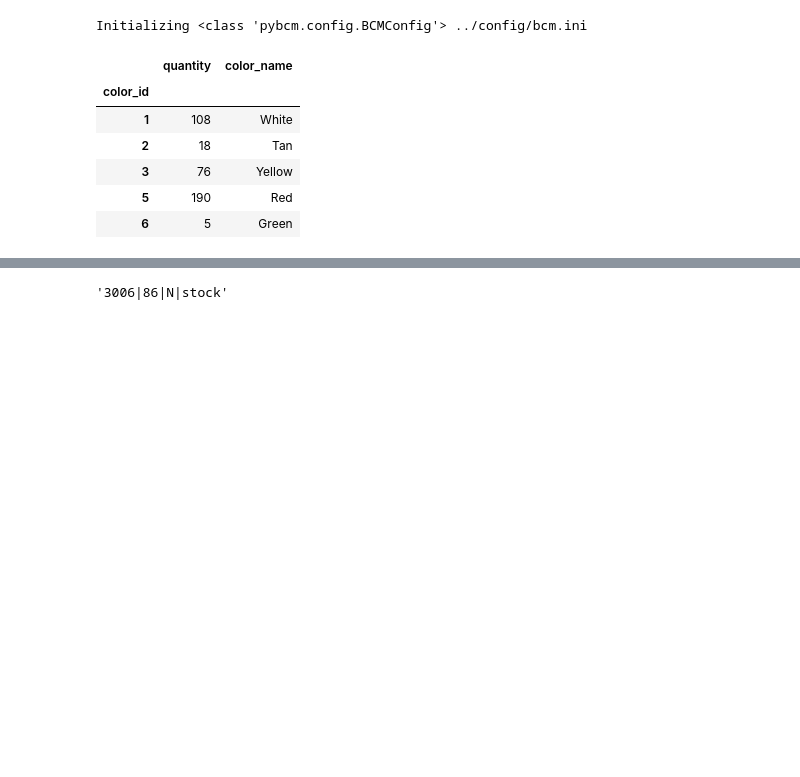
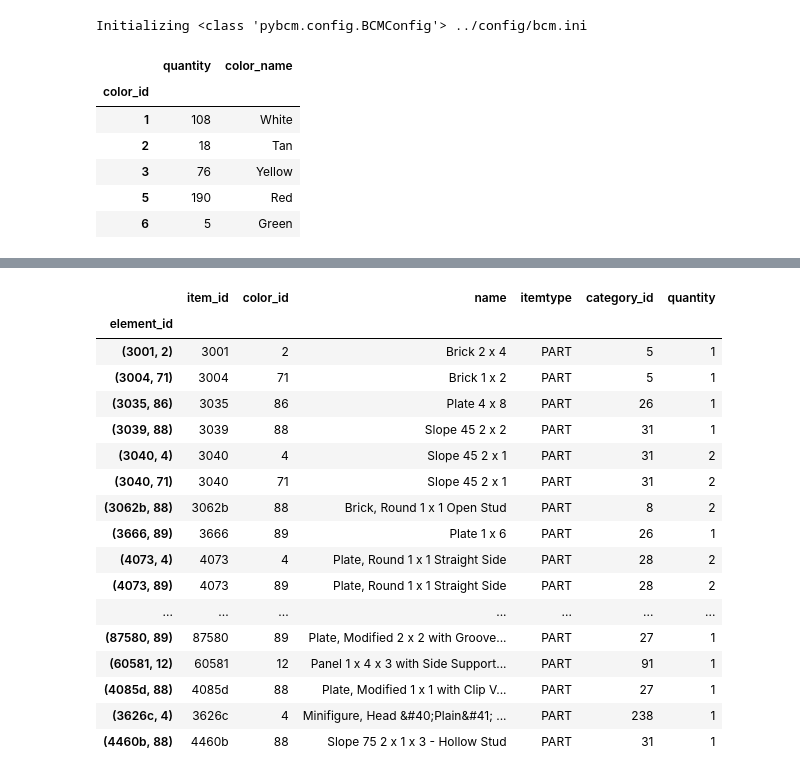
Before and after one commit to Geekly/pybcm, a Jupyter notebook: notebooks/tryPybcm.ipynb, the cells around one changed output, grey strips where cells are left out. Cells and saved outputs as stored; diff of their text form; code cells hidden in the pictures; blank space fills up the shorter version.

```diff
--- a/notebooks/tryPybcm.ipynb
+++ b/notebooks/tryPybcm.ipynb
@@ -241,4 +153,0 @@ new_stock.sort_values('total_part_cost', ascending=False).head()
-# %%
-'|'.join(['3006', '86', 'N', 'stock'])
-# %% [output]
-'3006|86|N|stock'
@@ -244,0 +183,22 @@ new_stock.sort_values('total_part_cost', ascending=False).head()
+# %%
+inv = bd.get_set_inventory(set_list[0])
+inv
+# %% [output]
+|  | item_id | color_id | name | itemtype | category_id | quantity |
+| element_id |  |  |  |  |  |  |
+| (3001, 2) | 3001 | 2 | Brick 2 x 4 | PART | 5 | 1 |
+| (3004, 71) | 3004 | 71 | Brick 1 x 2 | PART | 5 | 1 |
+| (3035, 86) | 3035 | 86 | Plate 4 x 8 | PART | 26 | 1 |
+| (3039, 88) | 3039 | 88 | Slope 45 2 x 2 | PART | 31 | 1 |
+| (3040, 4) | 3040 | 4 | Slope 45 2 x 1 | PART | 31 | 2 |
+| (3040, 71) | 3040 | 71 | Slope 45 2 x 1 | PART | 31 | 2 |
+| (3062b, 88) | 3062b | 88 | Brick, Round 1 x 1 Open Stud | PART | 8 | 2 |
+| (3666, 89) | 3666 | 89 | Plate 1 x 6 | PART | 26 | 1 |
+| (4073, 4) | 4073 | 4 | Plate, Round 1 x 1 Straight Side | PART | 28 | 2 |
+| (4073, 89) | 4073 | 89 | Plate, Round 1 x 1 Straight Side | PART | 28 | 2 |
+| ... | ... | ... | ... | ... | ... | ... |
+| (87580, 89) | 87580 | 89 | Plate, Modified 2 x 2 with Groove... | PART | 27 | 1 |
+| (60581, 12) | 60581 | 12 | Panel 1 x 4 x 3 with Side Support... | PART | 91 | 1 |
+| (4085d, 88) | 4085d | 88 | Plate, Modified 1 x 1 with Clip V... | PART | 27 | 1 |
+| (3626c, 4) | 3626c | 4 | Minifigure, Head &#40;Plain&#41; ... | PART | 238 | 1 |
+| (4460b, 88) | 4460b | 88 | Slope 75 2 x 1 x 3 - Hollow Stud | PART | 31 | 1 |
```
Also changed, not shown: parts of 26 cells of this notebook, 10 other files.
